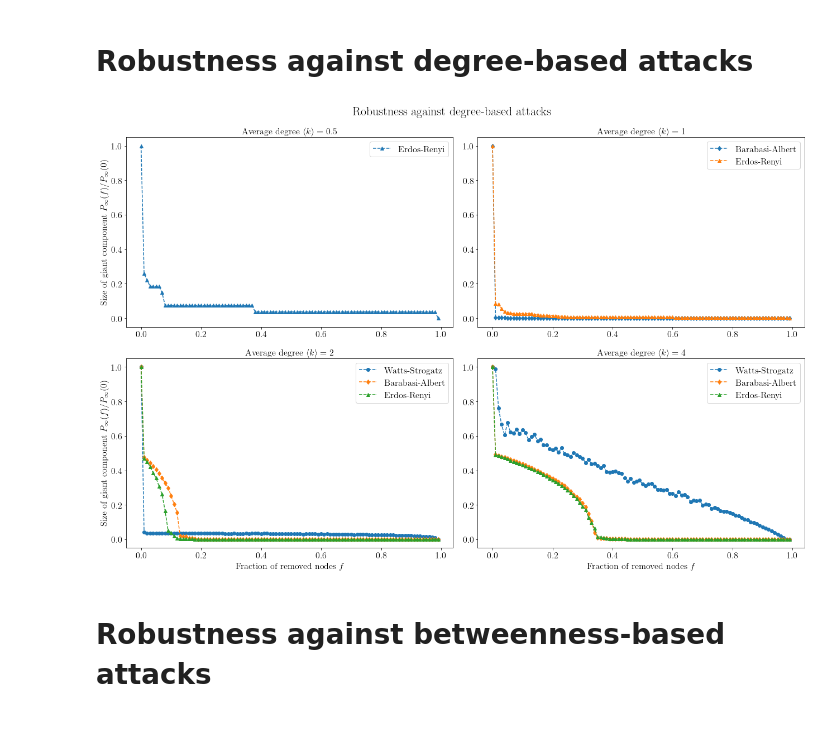
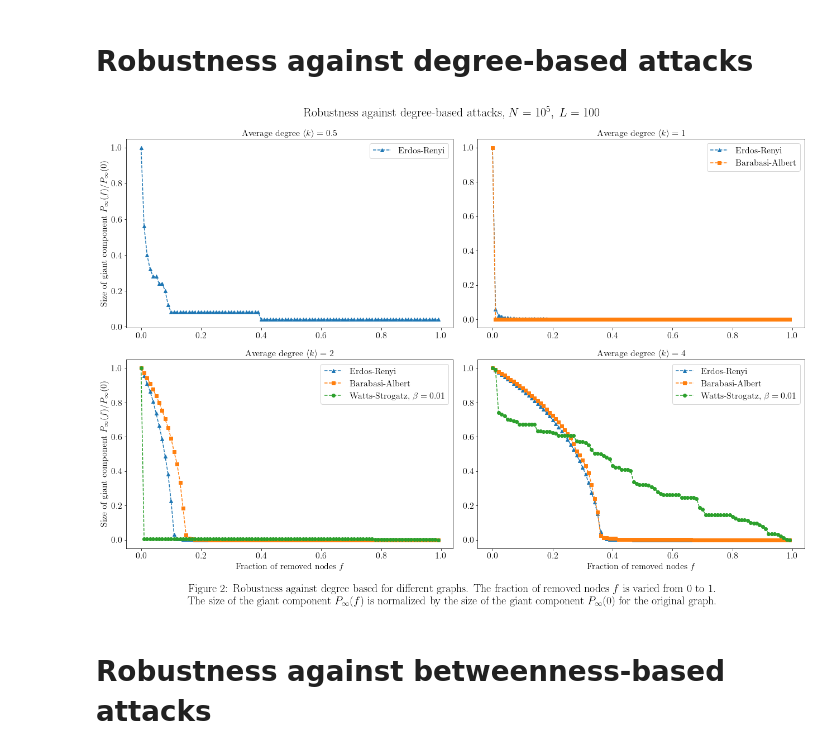
Before and after one commit to JakubPawlowskii/complex_systems, a Jupyter notebook: list3/robustness.ipynb, the cells around one changed output. Drawn from its saved outputs; the diff is of its cells as text; code cells hidden in the pictures; blank space fills up the shorter version.

```diff
--- a/list3/robustness.ipynb
+++ b/list3/robustness.ipynb
@@ -17,56 +17,56 @@ def latex_plot(scale = 1, fontsize = 12):
     mpl.rcParams.update(eps_with_latex)
 # %%
 # Watts-Strogatz graph
-ws_k2 = np.loadtxt('ws_robustness_N_10000_L_100_beta_0.010_k_2.dat')
+ws_k2 = np.loadtxt('v3_ws_robustness_N_100000_L_100_beta_0.010_k_2.dat')
 f_ws = ws_k2[:, 0]
 random_ws_k2 = ws_k2[:, 1]/ws_k2[0,1]
 degree_ws_k2 = ws_k2[:, 2]/ws_k2[0,2]
 betweenness_ws_k2 = ws_k2[:, 3]/ws_k2[0,3]
 closeness_ws_k2 = ws_k2[:, 4]/ws_k2[0,4]
-ws_k4 = np.loadtxt('ws_robustness_N_10000_L_100_beta_0.010_k_4.dat')
+ws_k4 = np.loadtxt('v3_ws_robustness_N_100000_L_100_beta_0.010_k_4.dat')
 random_ws_k4 = ws_k4[:, 1]/ws_k4[0,1]
 degree_ws_k4 = ws_k4[:, 2]/ws_k4[0,2]
 betweenness_ws_k4 = ws_k4[:, 3]/ws_k4[0,3]
 closeness_ws_k4 = ws_k4[:, 4]/ws_k4[0,4]
 # %%
 # Barabasi-Albert graph
-ba_k1 = np.loadtxt('v2_ba_robustness_N_10000_L_100_k_1.dat')
+ba_k1 = np.loadtxt('v3_ba_robustness_N_100000_L_100_k_1.dat')
 f_ba = ba_k1[:, 0]
 random_ba_k1 = ba_k1[:, 1]/ba_k1[0,1]
 degree_ba_k1 = ba_k1[:, 2]/ba_k1[0,2]
 betweenness_ba_k1 = ba_k1[:, 3]/ba_k1[0,3]
 closeness_ba_k1 = ba_k1[:, 4]/ba_k1[0,4]
 
-ba_k2 = np.loadtxt('v2_ba_robustness_N_10000_L_100_k_2.dat')
+ba_k2 = np.loadtxt('v3_ba_robustness_N_100000_L_100_k_2.dat')
 random_ba_k2 = ba_k2[:, 1]/ba_k2[0,1]
 degree_ba_k2 = ba_k2[:, 2]/ba_k2[0,2]
 betweenness_ba_k2 = ba_k2[:, 3]/ba_k2[0,3]
 closeness_ba_k2 = ba_k2[:, 4]/ba_k2[0,4]
-ba_k4 = np.loadtxt('v2_ba_robustness_N_10000_L_100_k_4.dat')
+ba_k4 = np.loadtxt('v3_ba_robustness_N_10000_L_100_k_4.dat')
 random_ba_k4 = ba_k4[:, 1]/ba_k4[0,1]
 degree_ba_k4 = ba_k4[:, 2]/ba_k4[0,2]
 betweenness_ba_k4 = ba_k4[:, 3]/ba_k4[0,3]
 closeness_ba_k4 = ba_k4[:, 4]/ba_k4[0,4]
 # %%
 # Erdos-Renyi graph
-er_k05 = np.loadtxt('v2_er_robustness_N_10000_L_100_k_0.5.dat')
+er_k05 = np.loadtxt('v3_er_robustness_N_100000_L_100_k_0.5.dat')
 f_er = er_k05[:, 0]
 random_er_k05 = er_k05[:, 1]/er_k05[0,1]
 degree_er_k05 = er_k05[:, 2]/er_k05[0,2]
 betweenness_er_k05 = er_k05[:, 3]/er_k05[0,3]
 closeness_er_k05 = er_k05[:, 4]/er_k05[0,4]
-er_k1 = np.loadtxt('v2_er_robustness_N_10000_L_100_k_1.dat')
+er_k1 = np.loadtxt('v3_er_robustness_N_100000_L_100_k_1.0.dat')
 random_er_k1 = er_k1[:, 1]/er_k1[0,1]
 degree_er_k1 = er_k1[:, 2]/er_k1[0,2]
 betweenness_er_k1 = er_k1[:, 3]/er_k1[0,3]
 closeness_er_k1 = er_k1[:, 4]/er_k1[0,4]
-er_k2 = np.loadtxt('v2_er_robustness_N_10000_L_100_k_2.dat')
+er_k2 = np.loadtxt('v3_er_robustness_N_100000_L_100_k_2.dat')
 random_er_k2 = er_k2[:, 1]/er_k2[0,1]
 degree_er_k2 = er_k2[:, 2]/er_k2[0,2]
 betweenness_er_k2 = er_k2[:, 3]/er_k2[0,3]
 closeness_er_k2 = er_k2[:, 4]/er_k2[0,4]
 
-er_k4 = np.loadtxt('v2_er_robustness_N_10000_L_100_k_4.dat')
+er_k4 = np.loadtxt('v3_er_robustness_N_100000_L_100_k_4.dat')
 random_er_k4 = er_k4[:, 1]/er_k4[0,1]
 degree_er_k4 = er_k4[:, 2]/er_k4[0,2]
 betweenness_er_k4 = er_k4[:, 3]/er_k4[0,3]
@@ -136,47 +145,48 @@ ax2 = fig.add_subplot(gs[0, 1])
 ax3 = fig.add_subplot(gs[1, 0])
 ax4 = fig.add_subplot(gs[1, 1])
 
-plt.suptitle("Robustness against degree-based attacks", fontsize=22)
+plt.suptitle("Robustness against degree-based attacks, $N=10^5,\; L = 100$", fontsize=22)
 
 ax1.set_title(r'Average degree $\langle k \rangle = 0.5$', fontsize=16)
 ax2.set_title(r'Average degree $\langle k \rangle = 1$', fontsize=16)
 ax3.set_title(r'Average degree $\langle k \rangle = 2$', fontsize=16)
 ax4.set_title(r'Average degree $\langle k \rangle = 4$', fontsize=16)
 
 ax1.set_ylabel(r"Size of giant component $P_{\infty}(f)/P_{\infty}(0)$", fontsize=16)
 ax3.set_ylabel(r"Size of giant component $P_{\infty}(f)/P_{\infty}(0)$", fontsize=16)
 ax3.set_xlabel(r"Fraction of removed nodes $f$", fontsize=16)
 ax4.set_xlabel(r"Fraction of removed nodes $f$", fontsize=16)
 
 # tick labels size
 ax1.tick_params(axis='both', which='major', labelsize=16)
 ax2.tick_params(axis='both', which='major', labelsize=16)
 ax3.tick_params(axis='both', which='major', labelsize=16)
 ax4.tick_params(axis='both', which='major', labelsize=16)
 
-# ws graph
-ax3.plot(f_ws, degree_ws_k2, label="Watts-Strogatz",marker='o', linestyle='--')
-ax4.plot(f_ws, degree_ws_k4, label="Watts-Strogatz",marker='o', linestyle='--')
 
-# ba graph
-ax2.plot(f_ba, degree_ba_k1, label="Barabasi-Albert",marker='d', linestyle='--')
-ax3.plot(f_ba, degree_ba_k2, label="Barabasi-Albert",marker='d', linestyle='--')
-ax4.plot(f_ba, degree_ba_k4, label="Barabasi-Albert",marker='d', linestyle='--')
+ax1.plot(f_er, degree_er_k05, label="Erdos-Renyi", marker='^', linestyle='--')
+ax2.plot(f_er, degree_er_k1, label="Erdos-Renyi", marker='^', linestyle='--')
+ax2.plot(f_ba, degree_ba_k1, label="Barabasi-Albert", marker='s', linestyle='--')
+ax3.plot(f_er, degree_er_k2, label="Erdos-Renyi", marker='^', linestyle='--')
+ax3.plot(f_ba, degree_ba_k2, label="Barabasi-Albert", marker='s', linestyle='--')
+ax3.plot(f_ws, degree_ws_k2, label=r"Watts-Strogatz, $\beta=0.01$", marker='o', linestyle='--')
+ax4.plot(f_er, degree_er_k4, label="Erdos-Renyi", marker='^', linestyle='--')
+ax4.plot(f_ba, degree_ba_k4, label="Barabasi-Albert", marker='s', linestyle='--')
+ax4.plot(f_ws, degree_ws_k4, label=r"Watts-Strogatz, $\beta=0.01$", marker='o', linestyle='--')
 
-# er graph
-ax1.plot(f_er, degree_er_k05, label="Erdos-Renyi",marker='^', linestyle='--')
-ax2.plot(f_er, degree_er_k1, label="Erdos-Renyi",marker='^', linestyle='--')
-ax3.plot(f_er, degree_er_k2, label="Erdos-Renyi",marker='^', linestyle='--')
-ax4.plot(f_er, degree_er_k4, label="Erdos-Renyi",marker='^', linestyle='--')
 
 ax1.legend(loc="upper right", fontsize=16)
 ax2.legend(loc="upper right", fontsize=16)
 ax3.legend(loc="upper right", fontsize=16)
 ax4.legend(loc="upper right", fontsize=16)
 
+plt.figtext(0.5, -0.05, "Figure 2: Robustness against degree based for different graphs. The fraction of removed nodes $f$ is varied from 0 to 1.\
+ \nThe size of the giant component $P_{\infty}(f)$ is normalized by the size of the giant component $P_{\infty}(0)$ for the original graph.", ha="center", fontsize=20)
+
+
 plt.tight_layout()
 # %% [output]
-[figure, old version]
+[figure, new version]
 # %% [markdown]
 # Robustness against betweenness-based attacks
 # %%
```
Also changed, not shown: parts of 3 cells of this notebook, 18 other files.
